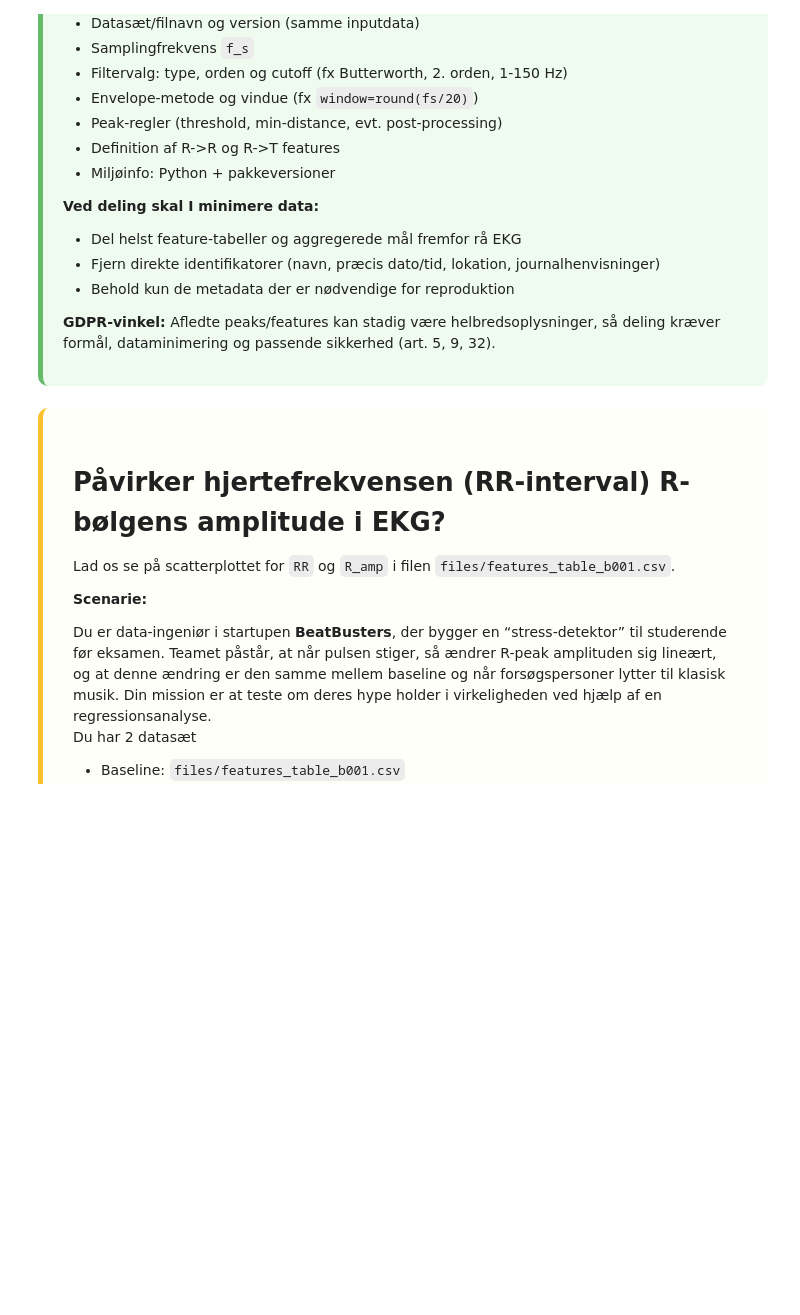
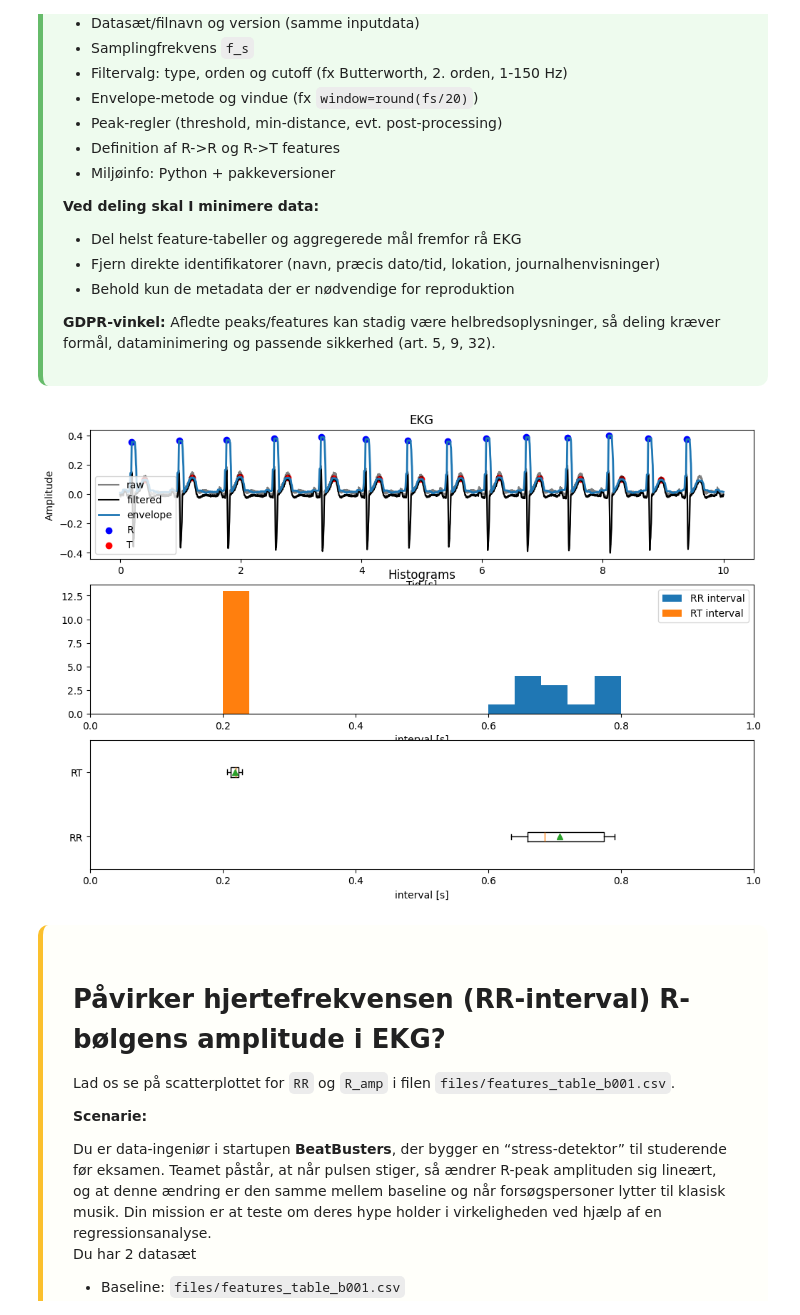
Before and after one commit to AAU-ST2-Programming/signals_3, a Jupyter notebook: signals_3_features.ipynb, the cells around one changed output. Cells and saved outputs as stored; diff of their text form; code cells hidden in the pictures; blank space fills up the shorter version.

```diff
--- a/signals_3_features.ipynb
+++ b/signals_3_features.ipynb
@@ -537,8 +640,8 @@ def peak_detector(data, thr: float):
 
 
 
-filename = "/home/nurrix/Documents/ST2-AnvendtProgrammering/signals_3/files/ECGPCG.csv"
-filename_out = "/home/nurrix/Documents/ST2-AnvendtProgrammering/signals_3/files/features_ECGPCG.csv"
+filename = "files/ECGPCG.csv"
+filename_out = "files/features_ECGPCG.csv"
 
 time, ecg, pcg = np.genfromtxt(filename,delimiter=",", skip_header=1, unpack=True)
 fs = round(1/np.diff(time).mean())
@@ -574,33 +677,35 @@ RT = np.array(RT)
 
 plt.figure(figsize=(12,8))
 plt.subplot(3,1,1)
 plt.plot(time,ecg, label="raw",color="black", alpha= 0.5)
 plt.plot(time,filtered_ecg, label="filtered",color="black")
 plt.plot(time, env_ecg, label="envelope", linewidth=2)
 plt.scatter(R_time, R_amp, label="R", color="blue")
 plt.scatter(T_time,T_amp, label="T", color="red")
 plt.legend()
 plt.xlabel("Tid [s]")
 plt.ylabel("Amplitude")
 plt.title("EKG")
 
 plt.subplot(3,1,2)
 plt.hist(RR,25,range=(0,1), label="RR interval")
 plt.hist(RT,25,range=(0,1), label="RT interval")
 plt.title("Histograms")
 plt.xlabel("interval [s]")
 plt.xlim((0,1))
 plt.legend()
 
 plt.subplot(3,1,3)
 plt.boxplot([RR,RT], vert=False, showmeans=True)
 plt.yticks([1,2],["RR","RT"])
 plt.xlabel("interval [s]")
 plt.xlim((0,1))
 
 
 
 plt.show()
+# %% [output]
+[figure, added]
 # %% [markdown]
 <div style="background-color: rgba(255, 253, 231, 0.2); padding: 30px; border-radius: 10px; border-left: 5px solid #fbc02d;">
 
```
Also changed, not shown: parts of 23 cells of this notebook, 1 other file.
